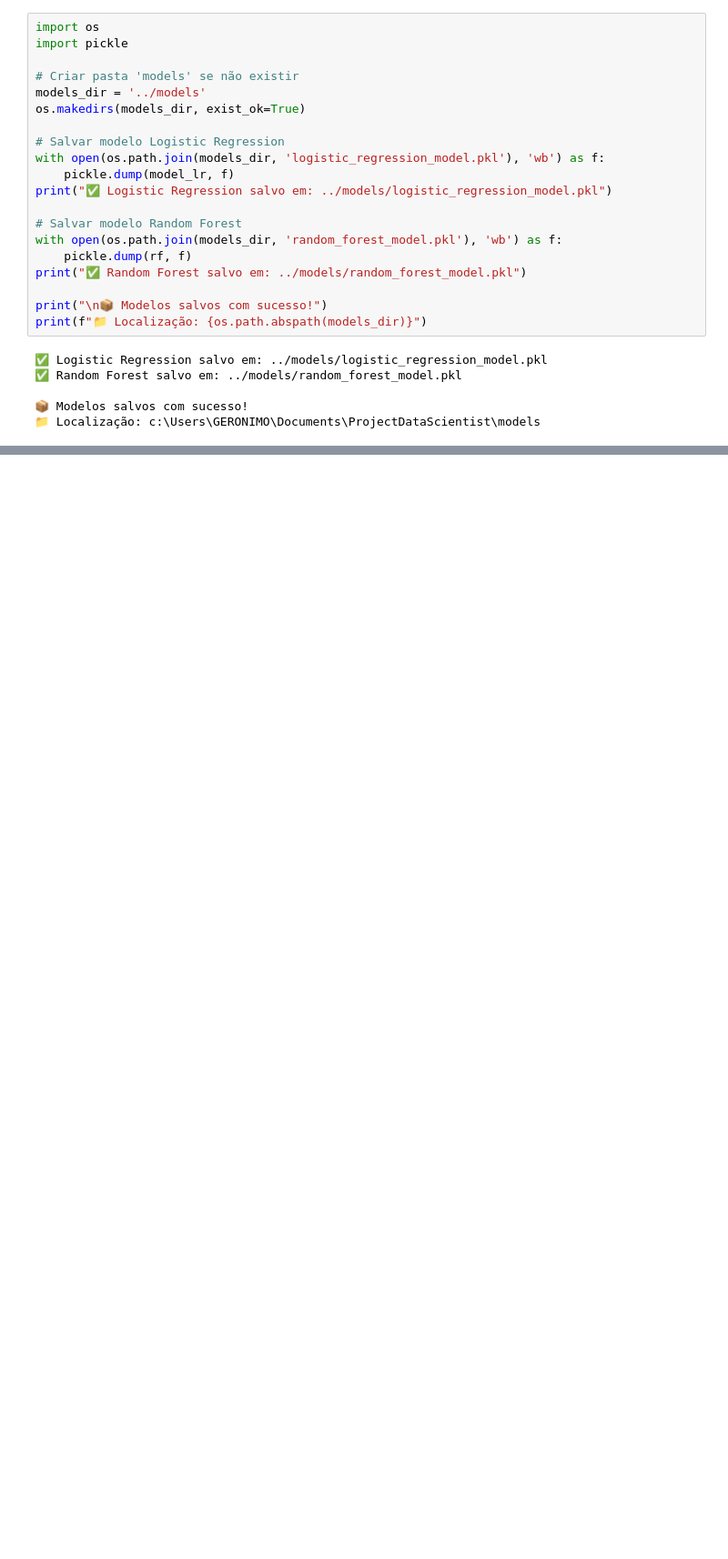
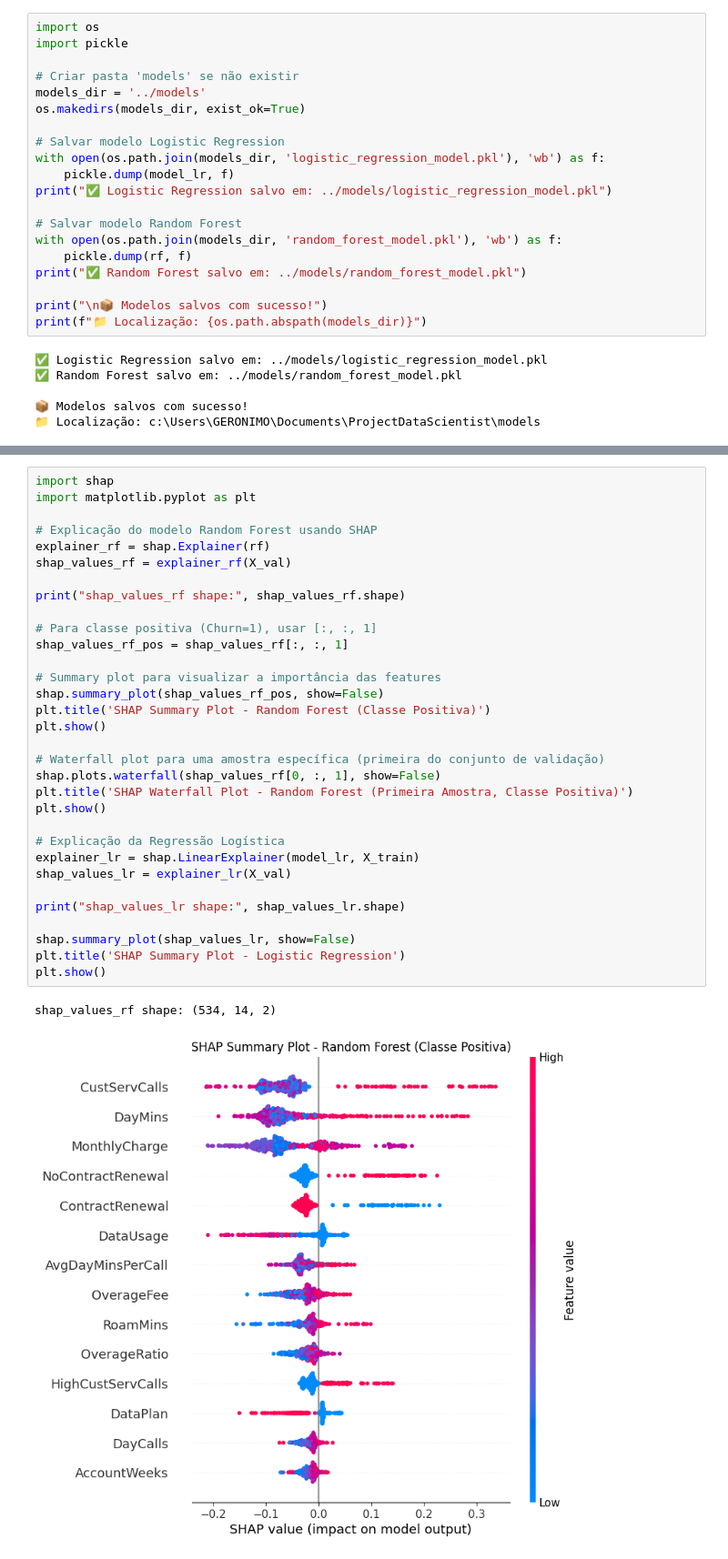
Before and after one commit to Geronimonetto/ChurnPrevisibility, a Jupyter notebook: notebooks/training_evaluation_model.ipynb, the cells around one changed output, grey strips where cells are left out. Shown at 91% size. Saved outputs shown, nothing was run; the diff lists cells and outputs as text; blank space fills up the shorter version.

Commit message:
Notebooks: Version 0.1 do treinamento do modelo, incrementando Shap para explicar as features e suas importancias para o modelo

```diff
--- a/notebooks/training_evaluation_model.ipynb
+++ b/notebooks/training_evaluation_model.ipynb
@@ -394,0 +397,35 @@ print(f"📁 Localização: {os.path.abspath(models_dir)}")
+# %%
+import shap
+import matplotlib.pyplot as plt
+
+# Explicação do modelo Random Forest usando SHAP
+explainer_rf = shap.Explainer(rf)
+shap_values_rf = explainer_rf(X_val)
+
+print("shap_values_rf shape:", shap_values_rf.shape)
+
+# Para classe positiva (Churn=1), usar [:, :, 1]
+shap_values_rf_pos = shap_values_rf[:, :, 1]
+
+# Summary plot para visualizar a importância das features
+shap.summary_plot(shap_values_rf_pos, show=False)
+plt.title('SHAP Summary Plot - Random Forest (Classe Positiva)')
+plt.show()
+
+# Waterfall plot para uma amostra específica (primeira do conjunto de validação)
+shap.plots.waterfall(shap_values_rf[0, :, 1], show=False)
+plt.title('SHAP Waterfall Plot - Random Forest (Primeira Amostra, Classe Positiva)')
+plt.show()
+
+# Explicação da Regressão Logística
+explainer_lr = shap.LinearExplainer(model_lr, X_train)
+shap_values_lr = explainer_lr(X_val)
+
+print("shap_values_lr shape:", shap_values_lr.shape)
+
+shap.summary_plot(shap_values_lr, show=False)
+plt.title('SHAP Summary Plot - Logistic Regression')
+plt.show()
+# %% [output]
+shap_values_rf shape: (534, 14, 2)
+[figure, added]
```
Also changed, not shown: parts of 2 cells of this notebook.
